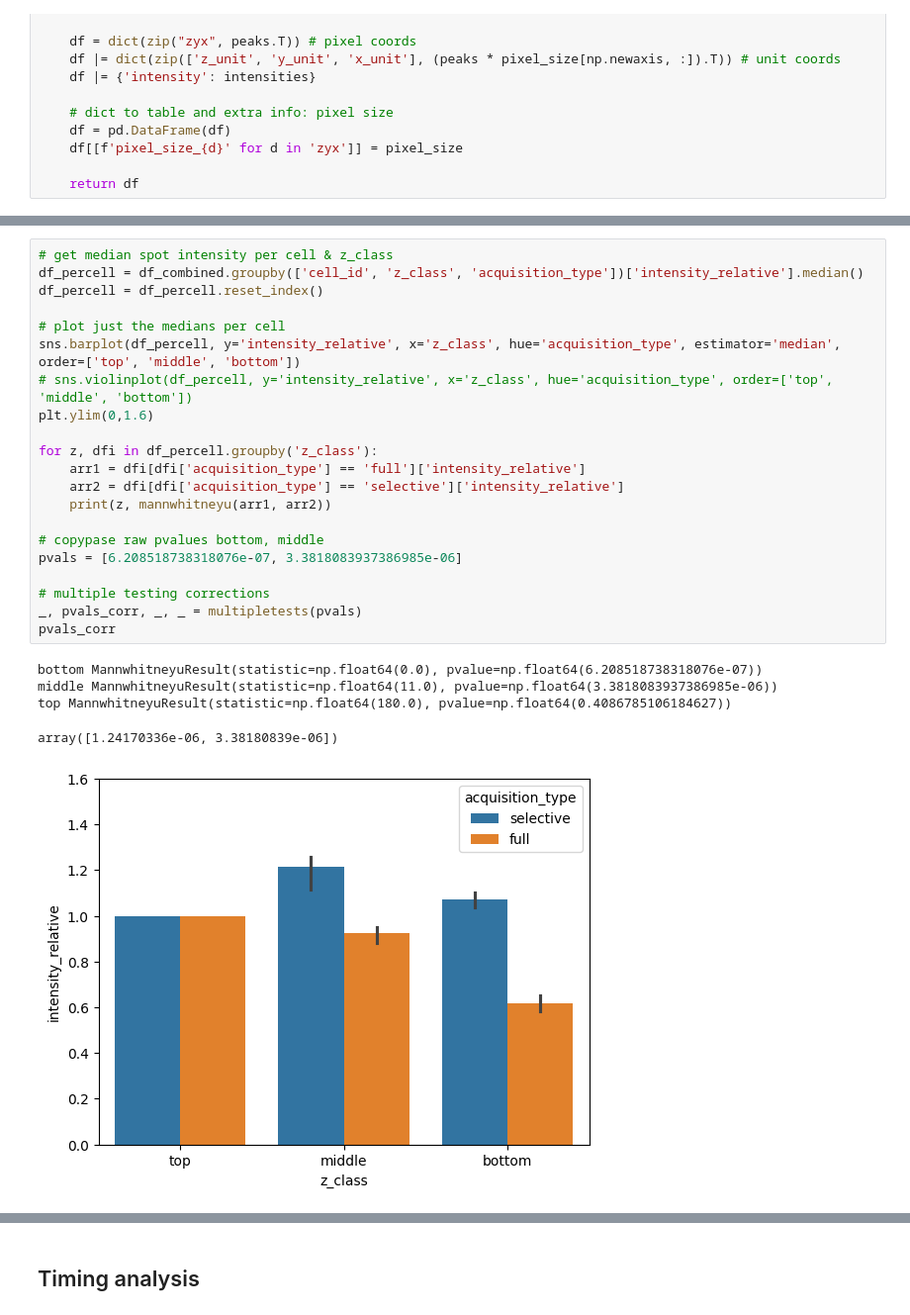
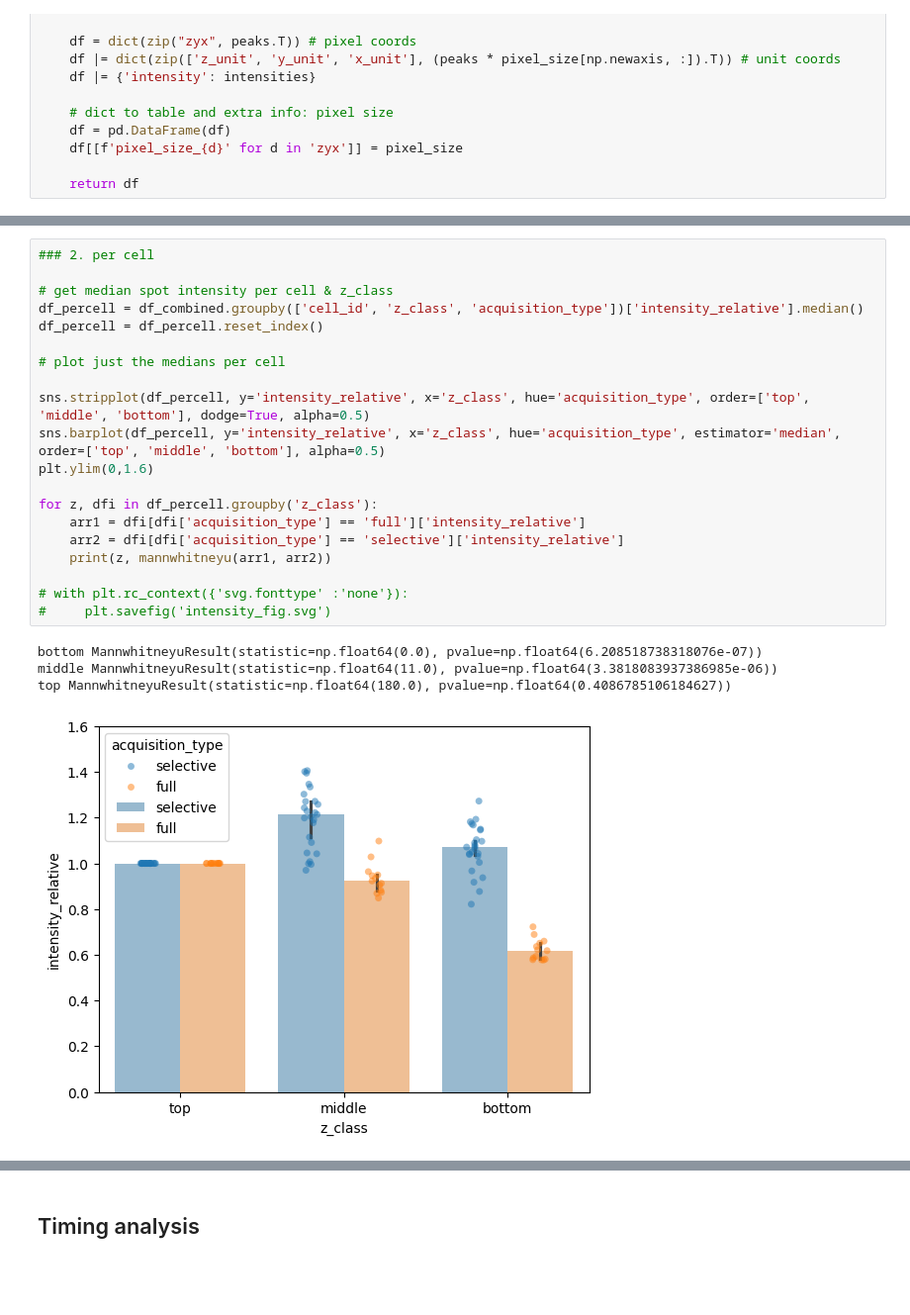
Before and after one commit to hoerlteam/sted_automation, a Jupyter notebook: examples/nup_bleaching_timing_analysis.ipynb, the cells around one changed output, grey strips where cells are left out. Shown at 99% size. Saved outputs shown, nothing was run; the diff lists cells and outputs as text; blank space fills up the shorter version.

```diff
--- a/examples/nup_bleaching_timing_analysis.ipynb
+++ b/examples/nup_bleaching_timing_analysis.ipynb
@@ -163,27 +149,25 @@ top MannwhitneyuResult(statistic=np.float64(3702032.0), pvalue=np.float64(0.5893
 # %%
+### 2. per cell
+
 # get median spot intensity per cell & z_class
 df_percell = df_combined.groupby(['cell_id', 'z_class', 'acquisition_type'])['intensity_relative'].median()
 df_percell = df_percell.reset_index()
 
 # plot just the medians per cell
-sns.barplot(df_percell, y='intensity_relative', x='z_class', hue='acquisition_type', estimator='median', order=['top', 'middle', 'bottom'])
-# sns.violinplot(df_percell, y='intensity_relative', x='z_class', hue='acquisition_type', order=['top', 'middle', 'bottom'])
+
+sns.stripplot(df_percell, y='intensity_relative', x='z_class', hue='acquisition_type', order=['top', 'middle', 'bottom'], dodge=True, alpha=0.5)
+sns.barplot(df_percell, y='intensity_relative', x='z_class', hue='acquisition_type', estimator='median', order=['top', 'middle', 'bottom'], alpha=0.5)
 plt.ylim(0,1.6)
 
 for z, dfi in df_percell.groupby('z_class'):
     arr1 = dfi[dfi['acquisition_type'] == 'full']['intensity_relative']
     arr2 = dfi[dfi['acquisition_type'] == 'selective']['intensity_relative']
     print(z, mannwhitneyu(arr1, arr2))
 
-# copypase raw pvalues bottom, middle
-pvals = [6.208518738318076e-07, 3.3818083937386985e-06]
-
-# multiple testing corrections
-_, pvals_corr, _, _ = multipletests(pvals)
-pvals_corr
+# with plt.rc_context({'svg.fonttype' :'none'}):
+#     plt.savefig('intensity_fig.svg')
 # %% [output]
 bottom MannwhitneyuResult(statistic=np.float64(0.0), pvalue=np.float64(6.208518738318076e-07))
 middle MannwhitneyuResult(statistic=np.float64(11.0), pvalue=np.float64(3.3818083937386985e-06))
 top MannwhitneyuResult(statistic=np.float64(180.0), pvalue=np.float64(0.4086785106184627))
-array([1.24170336e-06, 3.38180839e-06])
-[figure, old version]
+[figure, new version]
```
Also changed, not shown: parts of 9 cells of this notebook, 2 other files.
